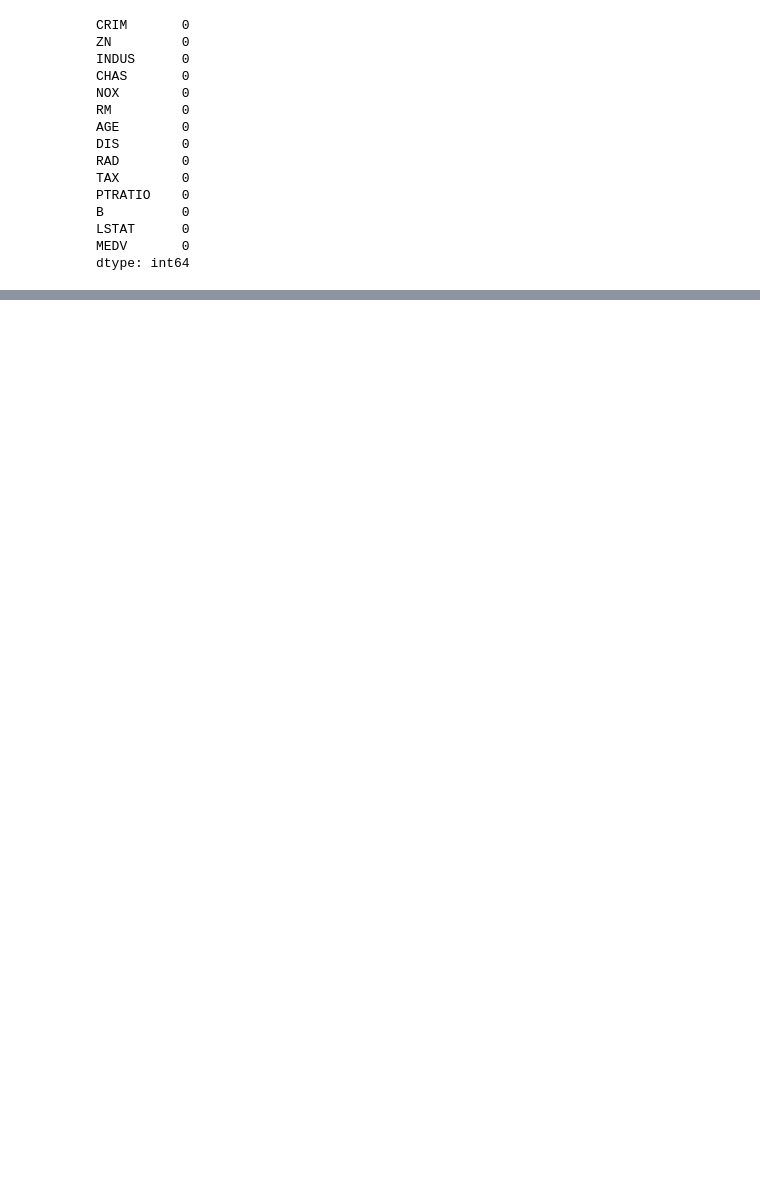
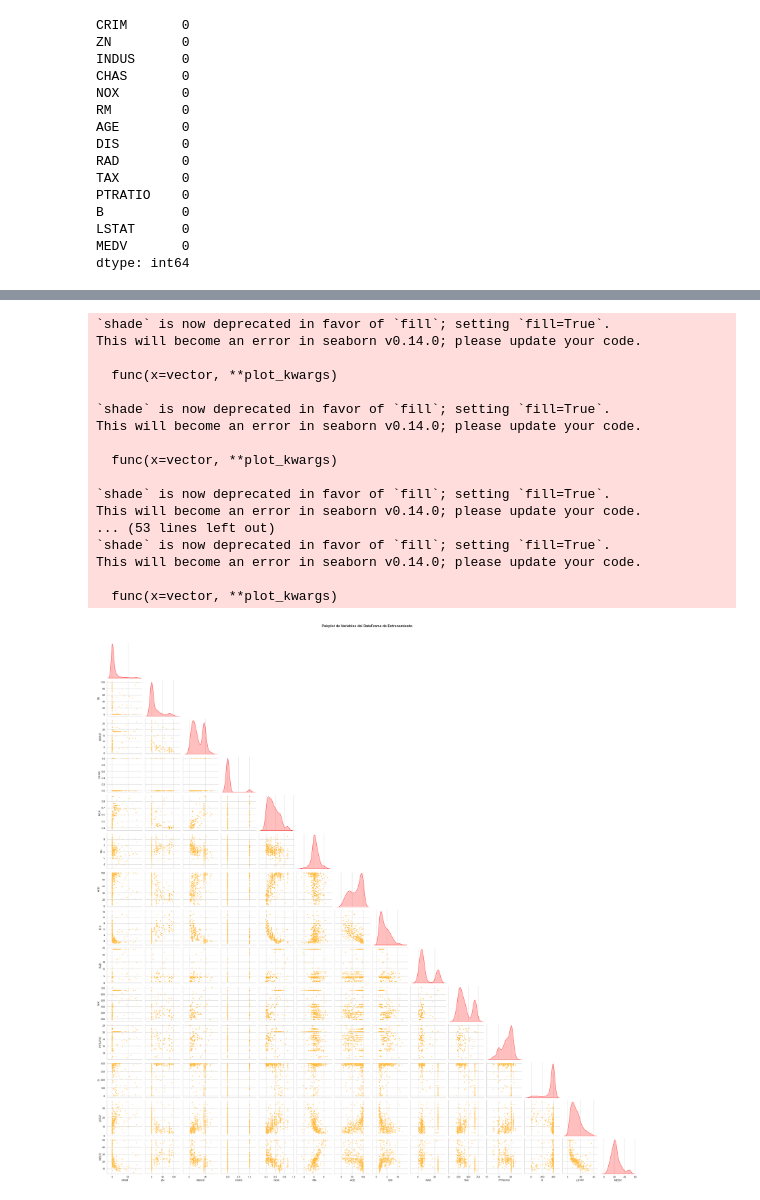
Before and after one commit to Tomas8x/AA1-TUIA-Avecilla-Calcia, a Jupyter notebook: TP_regresion_AA1.ipynb, the cells around one changed output, grey strips where cells are left out. Drawn from its saved outputs; the diff is of its cells as text; code cells hidden in the pictures; blank space fills up the shorter version.

```diff
--- a/TP_regresion_AA1.ipynb
+++ b/TP_regresion_AA1.ipynb
@@ -790,0 +256,35 @@ array([[nan],
+# %%
+sns.set_theme(style="whitegrid")
+
+sns.pairplot(
+    df_entrenamiento,
+    diag_kind='kde',
+    plot_kws={'alpha': 0.6, 'color': 'orange', 's': 15},
+    diag_kws={'color': 'red', 'shade': True},
+    height=2.5,
+    aspect=1,
+    corner=True,
+)
+
+plt.suptitle('Pairplot de Variables del DataFrame de Entrenamiento', fontsize=16, fontweight='bold', y=1.02)
+
+plt.show()
+# %% [output]
+`shade` is now deprecated in favor of `fill`; setting `fill=True`.
+This will become an error in seaborn v0.14.0; please update your code.
+
+  func(x=vector, **plot_kwargs)
+
+`shade` is now deprecated in favor of `fill`; setting `fill=True`.
+This will become an error in seaborn v0.14.0; please update your code.
+
+  func(x=vector, **plot_kwargs)
+
+`shade` is now deprecated in favor of `fill`; setting `fill=True`.
+This will become an error in seaborn v0.14.0; please update your code.
+... (53 lines left out)
+`shade` is now deprecated in favor of `fill`; setting `fill=True`.
+This will become an error in seaborn v0.14.0; please update your code.
+
+  func(x=vector, **plot_kwargs)
+[figure, added]
```
Also changed, not shown: parts of 95 cells of this notebook.
